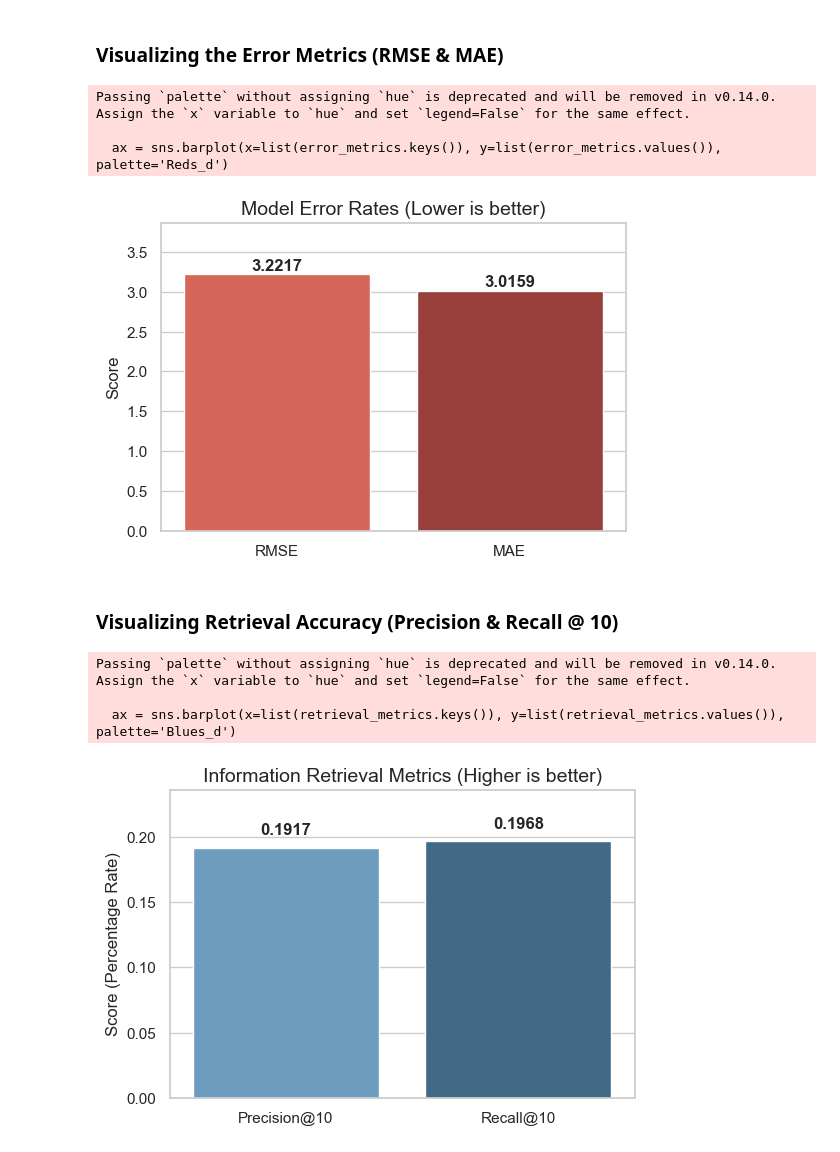
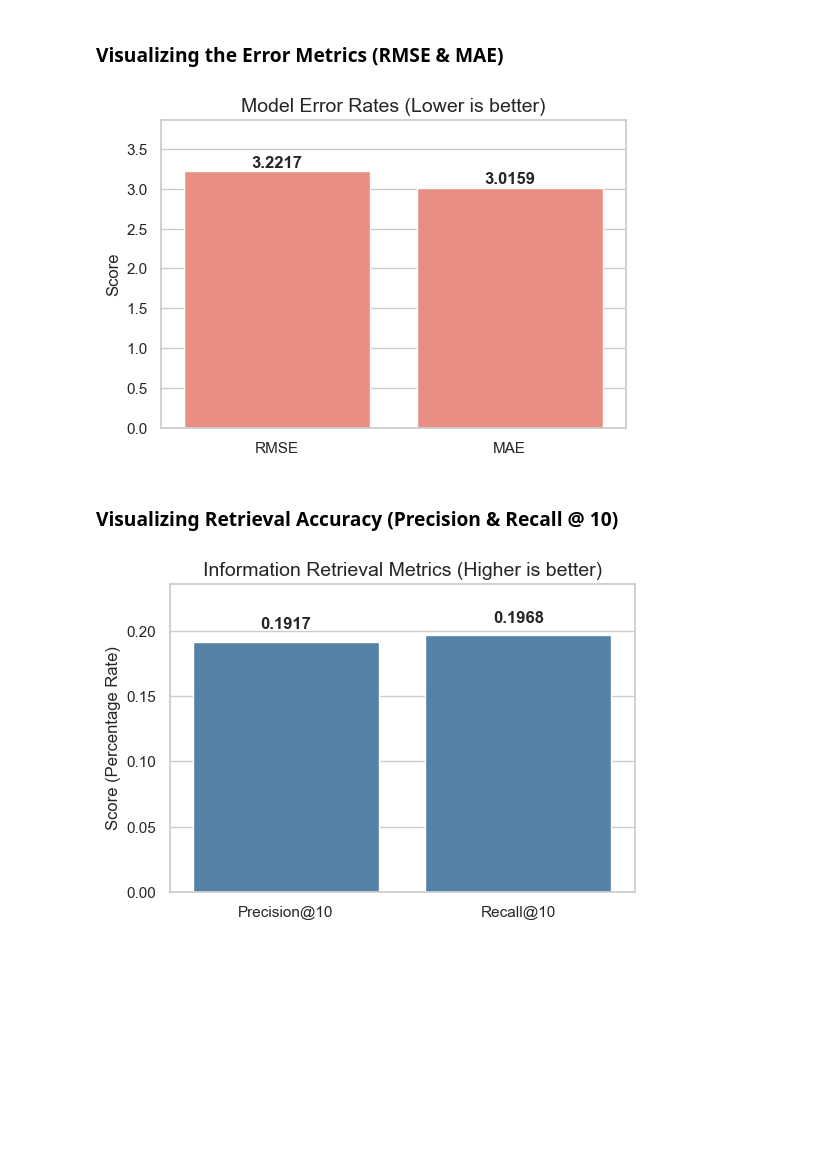
Before and after one commit to Prostorm19/movie-app, a Jupyter notebook: backend/results_analysis.ipynb, the cells around one changed output. Cells and saved outputs as stored; diff of their text form; code cells hidden in the pictures; blank space fills up the shorter version.

```diff
--- a/backend/results_analysis.ipynb
+++ b/backend/results_analysis.ipynb
@@ -85,27 +306,24 @@ RECALL_AT_10: 0.1968
 # %%
 error_metrics = {'RMSE': metrics['rmse'], 'MAE': metrics['mae']}
 
 plt.figure(figsize=(6, 4))
-ax = sns.barplot(x=list(error_metrics.keys()), y=list(error_metrics.values()), palette='Reds_d')
+ax = sns.barplot(x=list(error_metrics.keys()), y=list(error_metrics.values()), color='salmon')
 plt.title('Model Error Rates (Lower is better)', fontsize=14)
 plt.ylabel('Score', fontsize=12)
 plt.ylim(0, max(error_metrics.values()) * 1.2)
 for i, v in enumerate(error_metrics.values()):
     ax.text(i, v + 0.05, str(round(v, 4)), ha='center', fontweight='bold')
 plt.show()
 ax.figure.savefig("error_metrics.png", dpi=300)
 # %% [output]
-Passing `palette` without assigning `hue` is deprecated and will be removed in v0.14.0. Assign the `x` variable to `hue` and set `legend=False` for the same effect.
-
-  ax = sns.barplot(x=list(error_metrics.keys()), y=list(error_metrics.values()), palette='Reds_d')
-[figure, old version]
+[figure, new version]
 # %% [markdown]
 ### Visualizing Retrieval Accuracy (Precision & Recall @ 10)
 # %%
 retrieval_metrics = {'Precision@10': metrics['precision_at_10'], 'Recall@10': metrics['recall_at_10']}
 
 plt.figure(figsize=(6, 4))
-ax = sns.barplot(x=list(retrieval_metrics.keys()), y=list(retrieval_metrics.values()), palette='Blues_d')
+ax = sns.barplot(x=list(retrieval_metrics.keys()), y=list(retrieval_metrics.values()), color='steelblue')
 plt.title('Information Retrieval Metrics (Higher is better)', fontsize=14)
 plt.ylabel('Score (Percentage Rate)', fontsize=12)
 plt.ylim(0, max(retrieval_metrics.values()) * 1.2)
@@ -114,7 +332,4 @@ for i, v in enumerate(retrieval_metrics.values()):
 plt.show()
 ax.figure.savefig("retrieval_metrics.png", dpi=300)
 # %% [output]
-Passing `palette` without assigning `hue` is deprecated and will be removed in v0.14.0. Assign the `x` variable to `hue` and set `legend=False` for the same effect.
-
-  ax = sns.barplot(x=list(retrieval_metrics.keys()), y=list(retrieval_metrics.values()), palette='Blues_d')
 [figure]
```
Also changed, not shown: parts of 19 cells of this notebook, 13 other files.
